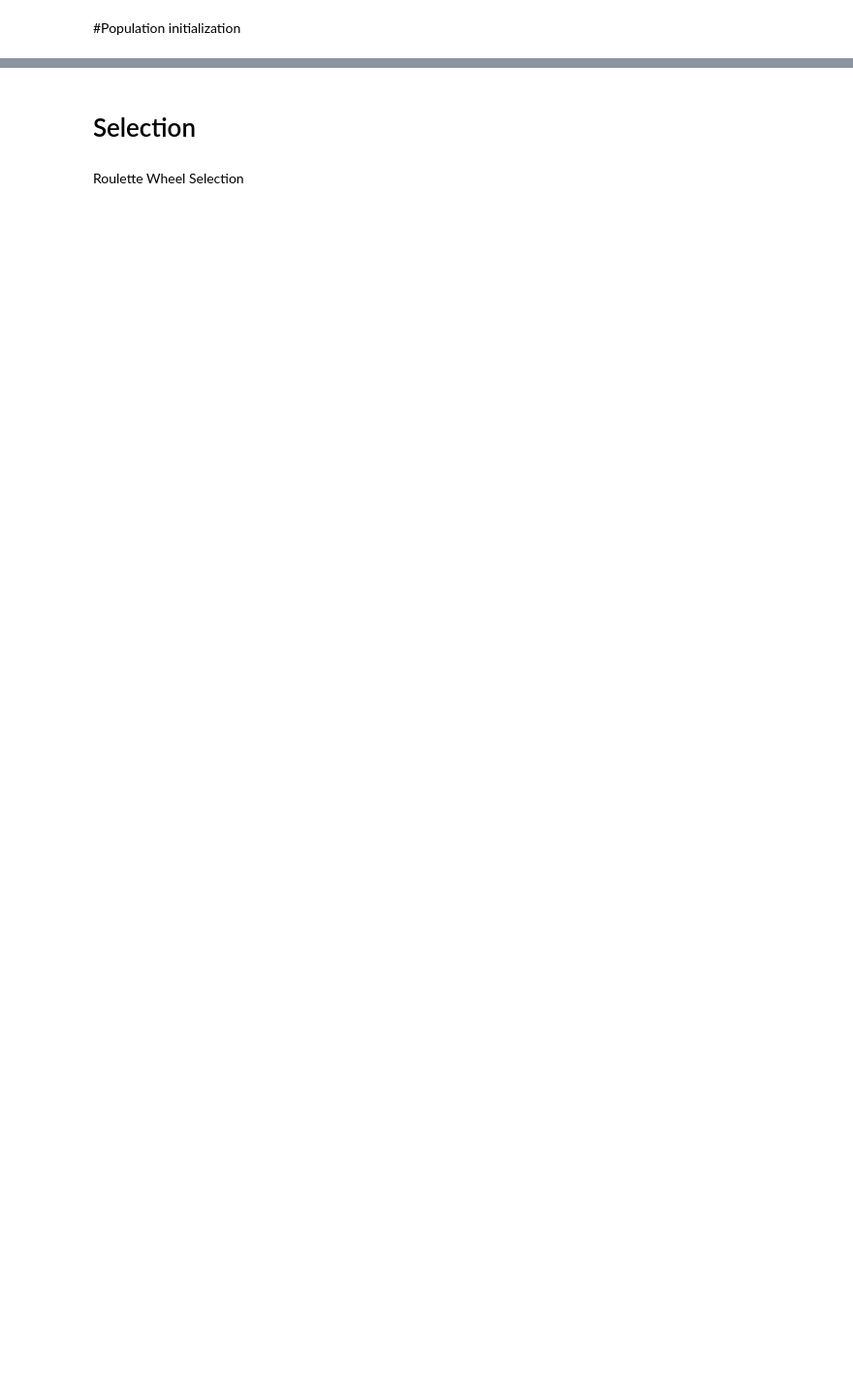
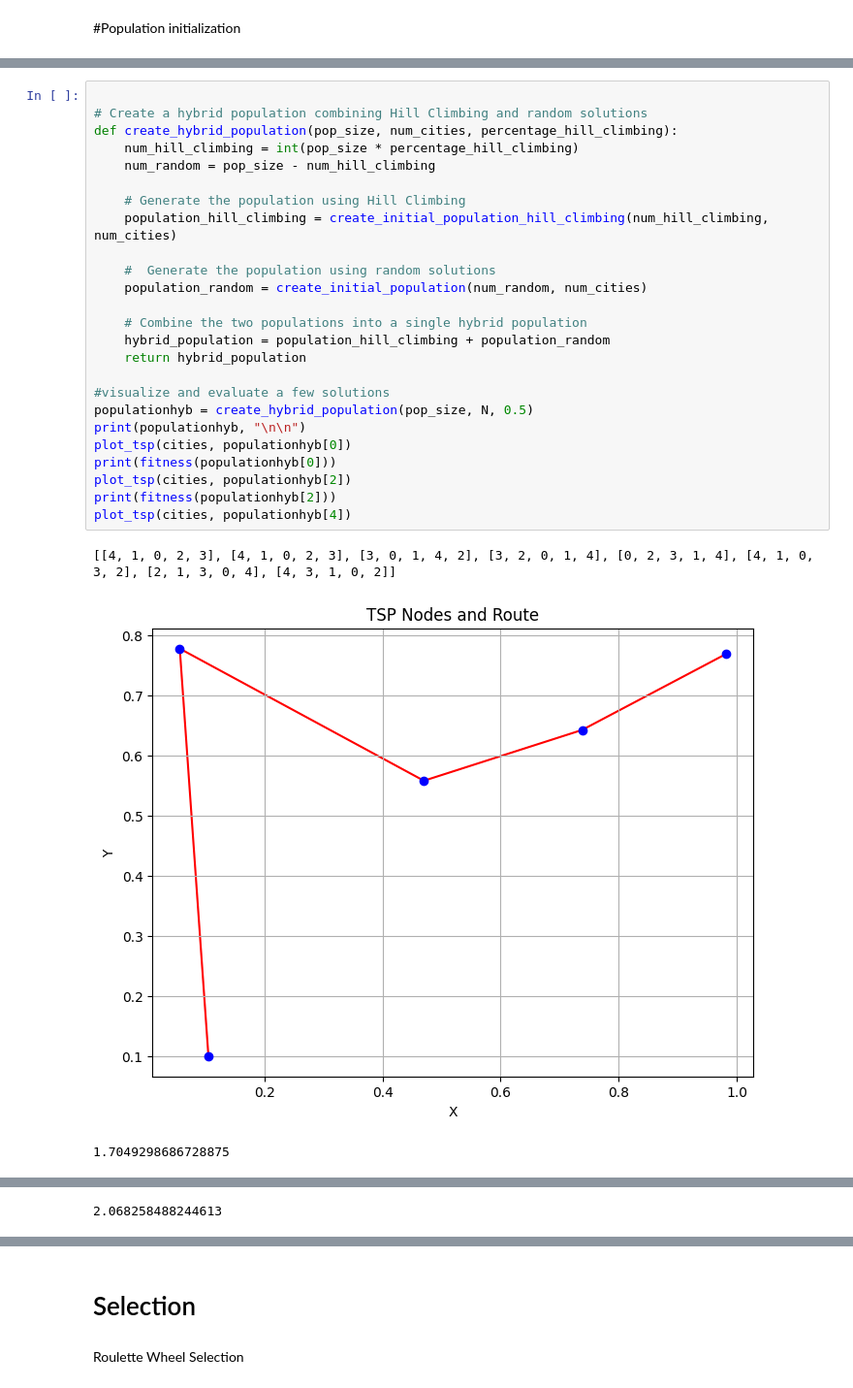
Before and after one commit to BrajanNieto/GA-TSP-Comparison, a Jupyter notebook: IA_Fundamentals_GeneticAlgorithm_TSP_BrajanNieto.ipynb, the cells around one changed output, grey strips where cells are left out. Shown at 97% size. Cells and saved outputs as stored; diff of their text form; blank space fills up the shorter version.

```diff
--- a/IA_Fundamentals_GeneticAlgorithm_TSP_BrajanNieto.ipynb
+++ b/IA_Fundamentals_GeneticAlgorithm_TSP_BrajanNieto.ipynb
@@ -110,0 +174,29 @@ plot_tsp(cities, population[4])
+# %%
+
+# Create a hybrid population combining Hill Climbing and random solutions
+def create_hybrid_population(pop_size, num_cities, percentage_hill_climbing):
+    num_hill_climbing = int(pop_size * percentage_hill_climbing)
+    num_random = pop_size - num_hill_climbing
+
+    # Generate the population using Hill Climbing
+    population_hill_climbing = create_initial_population_hill_climbing(num_hill_climbing, num_cities)
+
+    #  Generate the population using random solutions
+    population_random = create_initial_population(num_random, num_cities)
+
+    # Combine the two populations into a single hybrid population
+    hybrid_population = population_hill_climbing + population_random
+    return hybrid_population
+
+#visualize and evaluate a few solutions
+populationhyb = create_hybrid_population(pop_size, N, 0.5)
+print(populationhyb, "\n\n")
+plot_tsp(cities, populationhyb[0])
+print(fitness(populationhyb[0]))
+plot_tsp(cities, populationhyb[2])
+print(fitness(populationhyb[2]))
+plot_tsp(cities, populationhyb[4])
+# %% [output]
+[[4, 1, 0, 2, 3], [4, 1, 0, 2, 3], [3, 0, 1, 4, 2], [3, 2, 0, 1, 4], [0, 2, 3, 1, 4], [4, 1, 0, 3, 2], [2, 1, 3, 0, 4], [4, 3, 1, 0, 2]]
+[figure, added]
+1.7049298686728875
@@ -110,0 +204 @@ plot_tsp(cities, population[4])
+2.068258488244613
```
Also changed, not shown: parts of 17 cells of this notebook.
